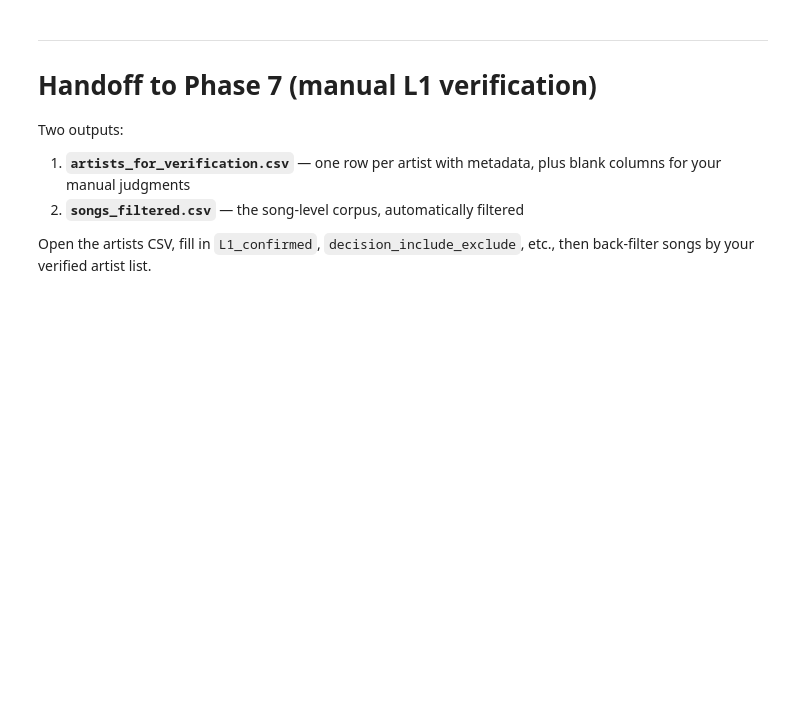
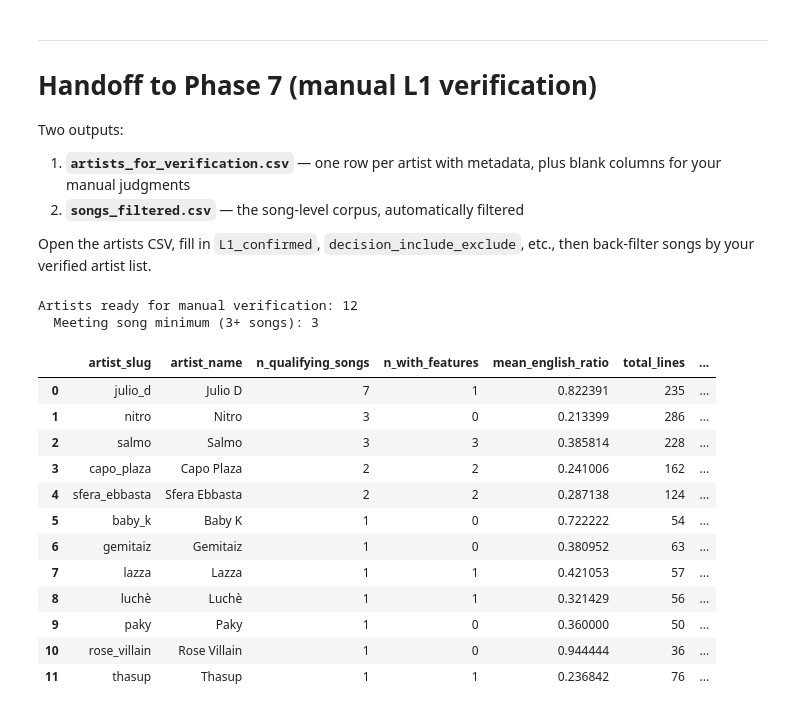
Before and after one commit to nataliajm115/TM_project, a Jupyter notebook: build_lyrics_corpus_italian.ipynb, the cells around one changed output. Saved outputs shown, nothing was run; the diff lists cells and outputs as text; code cells hidden in the pictures; blank space fills up the shorter version.

```diff
--- a/build_lyrics_corpus_italian.ipynb
+++ b/build_lyrics_corpus_italian.ipynb
@@ -711,10 +912,12 @@ def lyrics_fingerprint(text):
     return t[:500]
 
 
-filtered = qualifying.copy()
+# Use the line-extracted corpus (usable), not the legacy song-level filter (qualifying)
+filtered = usable.copy()
 filtered["has_features"] = filtered["featured_artists"].str.len() > 0
 filtered["is_cover_variant"] = filtered["title"].apply(is_likely_cover_or_variant)
-filtered["fingerprint"] = filtered["clean_lyrics"].apply(lyrics_fingerprint)
+# Fingerprint on the extracted English text, not the original Italian-heavy lyrics
+filtered["fingerprint"] = filtered["english_only_text"].apply(lyrics_fingerprint)
 
 before = len(filtered)
 filtered = filtered[~filtered["is_cover_variant"]]
@@ -742,31 +950,47 @@ artist_summary = (
     .agg(
         artist_name=("artist_name", "first"),
         n_qualifying_songs=("song_id", "count"),
         n_with_features=("has_features", "sum"),
         mean_english_ratio=("english_ratio", "mean"),
-        total_lines=("n_lines", "sum"),
+        total_lines=("n_total_lines", "sum"),
     )
     .reset_index()
     .sort_values("n_qualifying_songs", ascending=False)
 )
 
 # Merge in candidate metadata for verification context
 candidate_lookup = candidates.copy()
 candidate_lookup["artist_slug"] = candidate_lookup["name"].apply(slugify)
 artist_summary = artist_summary.merge(
     candidate_lookup[["artist_slug", "birthplace", "birth_year", "genre", "country", "enwiki_url"]],
     on="artist_slug", how="left"
 )
 
 artist_summary["meets_song_minimum"] = artist_summary["n_qualifying_songs"] >= CONFIG["min_songs_per_artist"]
 
 # Blank columns for your manual verification
 for col in ["L1_confirmed", "raised_in", "age_moved_if_applicable",
             "L1_confidence_high_med_low", "verification_sources",
             "decision_include_exclude", "notes"]:
     artist_summary[col] = ""
 
 artist_summary.to_csv(DATA / "processed" / "artists_for_verification.csv", index=False)
 print(f"Artists ready for manual verification: {len(artist_summary)}")
 print(f"  Meeting song minimum ({CONFIG['min_songs_per_artist']}+ songs): {artist_summary['meets_song_minimum'].sum()}")
 artist_summary.head(15)
+# %% [output]
+Artists ready for manual verification: 12
+  Meeting song minimum (3+ songs): 3
+|  | artist_slug | artist_name | n_qualifying_songs | n_with_features | mean_english_ratio | total_lines | ... |
+| 0 | julio_d | Julio D | 7 | 1 | 0.822391 | 235 | ... |
+| 1 | nitro | Nitro | 3 | 0 | 0.213399 | 286 | ... |
+| 2 | salmo | Salmo | 3 | 3 | 0.385814 | 228 | ... |
+| 3 | capo_plaza | Capo Plaza | 2 | 2 | 0.241006 | 162 | ... |
+| 4 | sfera_ebbasta | Sfera Ebbasta | 2 | 2 | 0.287138 | 124 | ... |
+| 5 | baby_k | Baby K | 1 | 0 | 0.722222 | 54 | ... |
+| 6 | gemitaiz | Gemitaiz | 1 | 0 | 0.380952 | 63 | ... |
+| 7 | lazza | Lazza | 1 | 1 | 0.421053 | 57 | ... |
+| 8 | luchè | Luchè | 1 | 1 | 0.321429 | 56 | ... |
+| 9 | paky | Paky | 1 | 0 | 0.360000 | 50 | ... |
+| 10 | rose_villain | Rose Villain | 1 | 0 | 0.944444 | 36 | ... |
+| 11 | thasup | Thasup | 1 | 1 | 0.236842 | 76 | ... |
```
Also changed, not shown: parts of 21 cells of this notebook, 3 other files.
